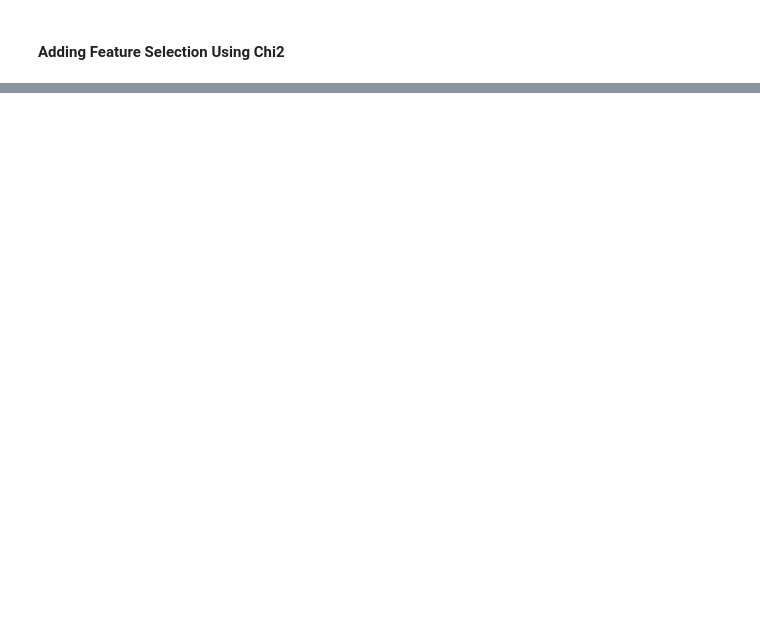
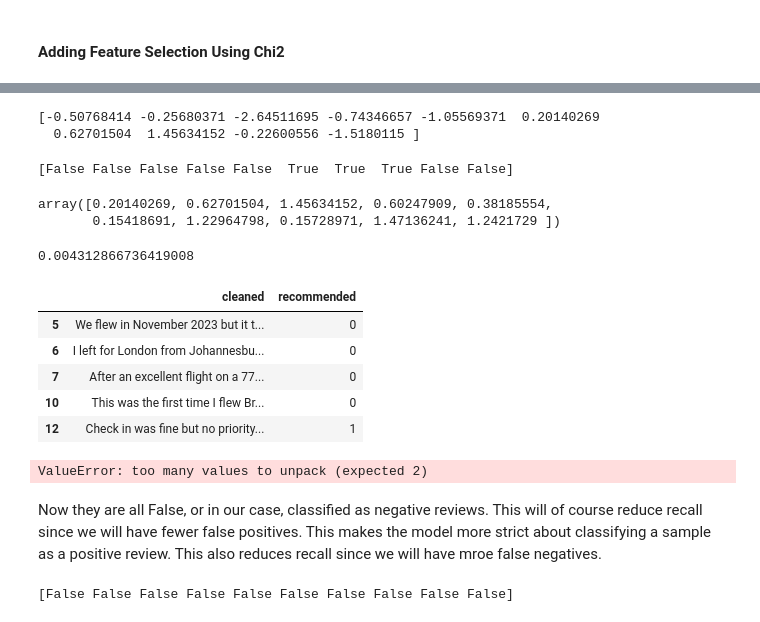
Before and after one commit to ryslipe/british_airlines, a Jupyter notebook: notebooks/07_sgdclassifier_model.ipynb, the cells around one changed output, grey strips where cells are left out. Saved outputs shown, nothing was run; the diff lists cells and outputs as text; code cells hidden in the pictures; blank space fills up the shorter version.

Commit message:
exploring decision_function

```diff
--- a/notebooks/07_sgdclassifier_model.ipynb
+++ b/notebooks/07_sgdclassifier_model.ipynb
@@ -313,0 +346,45 @@ $$ E_{A=2, Target=1} = \frac{2 * 2}{3} = \frac{4}{3} \approx 1.33 $$
+# %%
+# scores
+y_scores = pipeline.decision_function(X_test_stem)
+first_ten = y_scores[:10]
+print(first_ten)
+# %% [output]
+[-0.50768414 -0.25680371 -2.64511695 -0.74346657 -1.05569371  0.20140269
+  0.62701504  1.45634152 -0.22600556 -1.5180115 ]
+# %%
+# decision scores are by default based on a 0 threshold, 2 positive cases predicted
+threshold = 0
+y_some_review_pred = (first_ten > threshold)
+print(y_some_review_pred)
+# %% [output]
+[False False False False False  True  True  True False False]
+# %%
+# positive predictions
+pos_preds = y_scores[y_scores > threshold]
+pos_preds[:10]
+# %% [output]
+array([0.20140269, 0.62701504, 1.45634152, 0.60247909, 0.38185554,
+       0.15418691, 1.22964798, 0.15728971, 1.47136241, 1.2421729 ])
+# %%
+pos_preds.min()
+# %% [output]
+0.004312866736419008
+# %%
+# Filter indices of scores greater than the threshold
+filtered_indices = np.where(y_scores > threshold)[0]
+
+filtered_reviews = df.loc[filtered_indices, ['cleaned', 'recommended']]
+# %%
+filtered_reviews.head()
+# %% [output]
+|  | cleaned | recommended |
+| 5 | We flew in November 2023 but it t... | 0 |
+| 6 | I left for London from Johannesbu... | 0 |
+| 7 | After an excellent flight on a 77... | 0 |
+| 10 | This was the first time I flew Br... | 0 |
+| 12 | Check in was fine but no priority... | 1 |
+# %%
+for review, rating in filtered_reviews:
+    print(f'{review}....{rating}\n')
+# %% [output]
+ValueError: too many values to unpack (expected 2)
@@ -313,0 +395,6 @@ $$ E_{A=2, Target=1} = \frac{2 * 2}{3} = \frac{4}{3} \approx 1.33 $$
+# %% [markdown]
+Now they are all False, or in our case, classified as negative reviews. This will of course reduce recall since we will have fewer false positives. This makes the model more strict about classifying a sample as a positive review. This also reduces recall since we will have mroe false negatives.
+# %%
+print(y_bigger_threshold)
+# %% [output]
+[False False False False False False False False False False]
```
Also changed, not shown: parts of 29 cells of this notebook.
